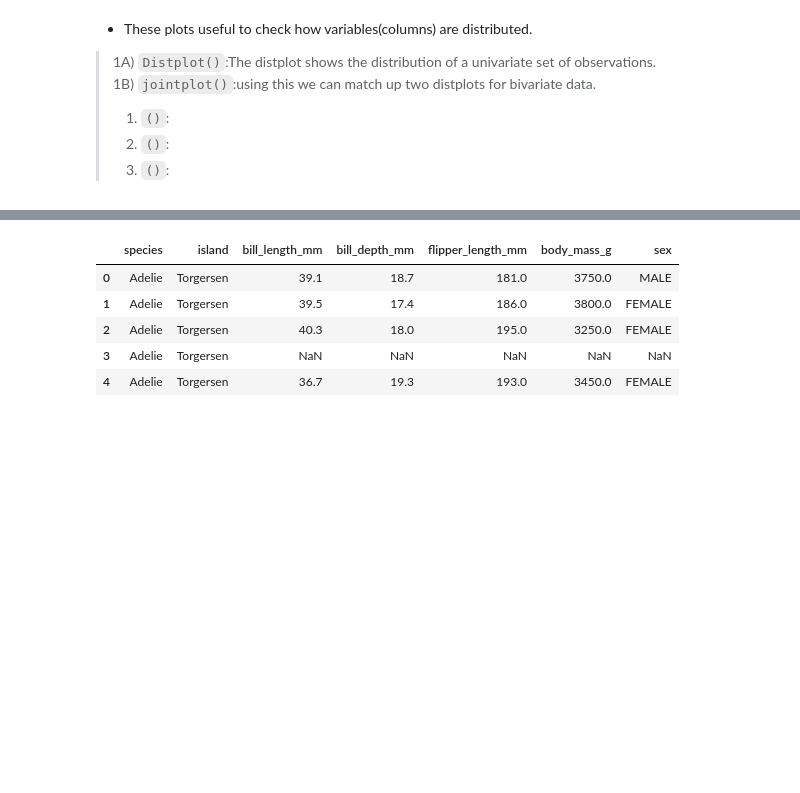
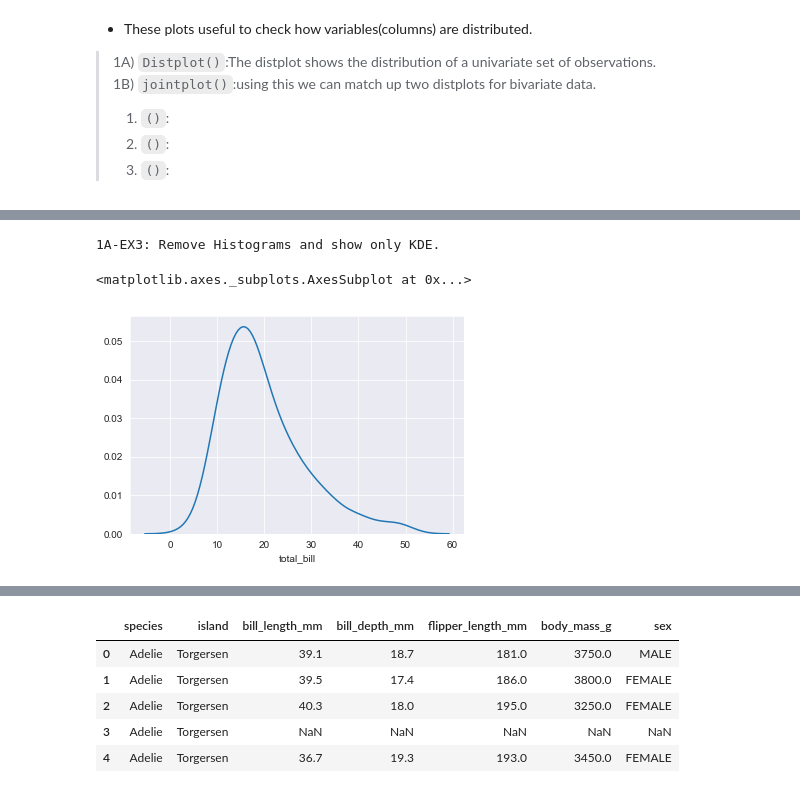
Before and after one commit to surendra-arivappagari/1.DataScience_MachineLearning_with_Python, a Jupyter notebook: 5.Seaborn/Seaborn_Data_Visualization.ipynb, the cells around one changed output, grey strips where cells are left out. Drawn from its saved outputs; the diff is of its cells as text; code cells hidden in the pictures; blank space fills up the shorter version.

```diff
--- a/5.Seaborn/Seaborn_Data_Visualization.ipynb
+++ b/5.Seaborn/Seaborn_Data_Visualization.ipynb
@@ -64,0 +68,8 @@ EX2: Remove KDE(Kernel density estimation) layer.
+# %%
+print("1A-EX3: Remove Histograms and show only KDE.")
+
+sns.distplot(tips['total_bill'],kde=True, hist=False)
+# %% [output]
+1A-EX3: Remove Histograms and show only KDE.
+<matplotlib.axes._subplots.AxesSubplot at 0x...>
+[figure, added]
```
Also changed, not shown: parts of 7 cells of this notebook.
